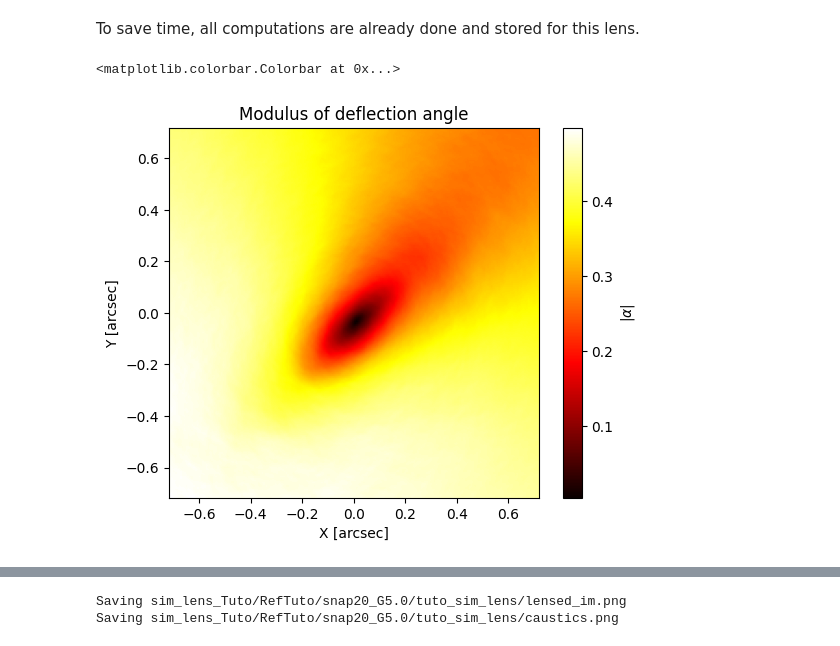
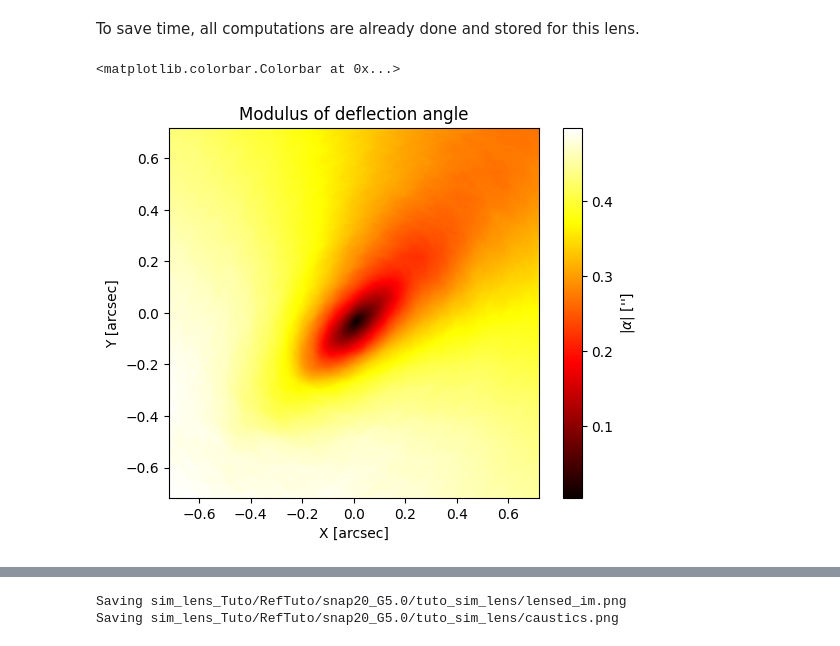
Before and after one commit to GiacomoQueirolo/EAGLE_Lensing, a Jupyter notebook: Tutorial.ipynb, the cells around one changed output, grey strips where cells are left out. Drawn from its saved outputs; the diff is of its cells as text; code cells hidden in the pictures.

```diff
--- a/Tutorial.ipynb
+++ b/Tutorial.ipynb
@@ -506,17 +506,17 @@ To save time, all computations are already done and stored for this lens.
 # %%
 
 plt.title("Modulus of deflection angle")
 kw_extents = lens_part.kw_extents
 extent_arcsec = kw_extents["extent_arcsec"]
 
 plt.imshow(np.sqrt(lens_part.alpha_map[0]**2 + lens_part.alpha_map[1]**2),
            extent=extent_arcsec,origin="lower",cmap="hot")
 plt.xlabel("X [arcsec]")
 plt.ylabel("Y [arcsec]")
-plt.colorbar(label=r"|$\alpha$|")
+plt.colorbar(label=r"|$\alpha$| ['']")
 # %% [output]
 <matplotlib.colorbar.Colorbar at 0x...>
-[figure, old version]
+[figure, new version]
 # %%
 
 plt.title("Potential map")
```
Also changed, not shown: parts of 9 cells of this notebook, 3 other files.
